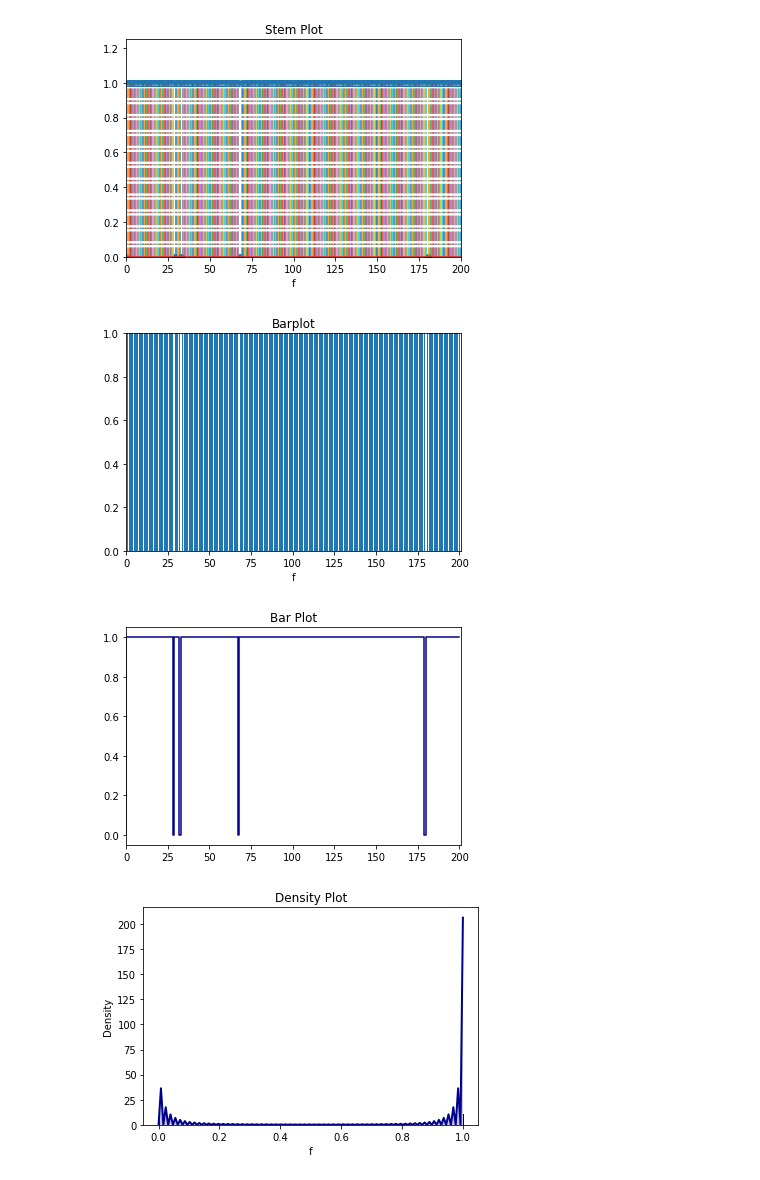
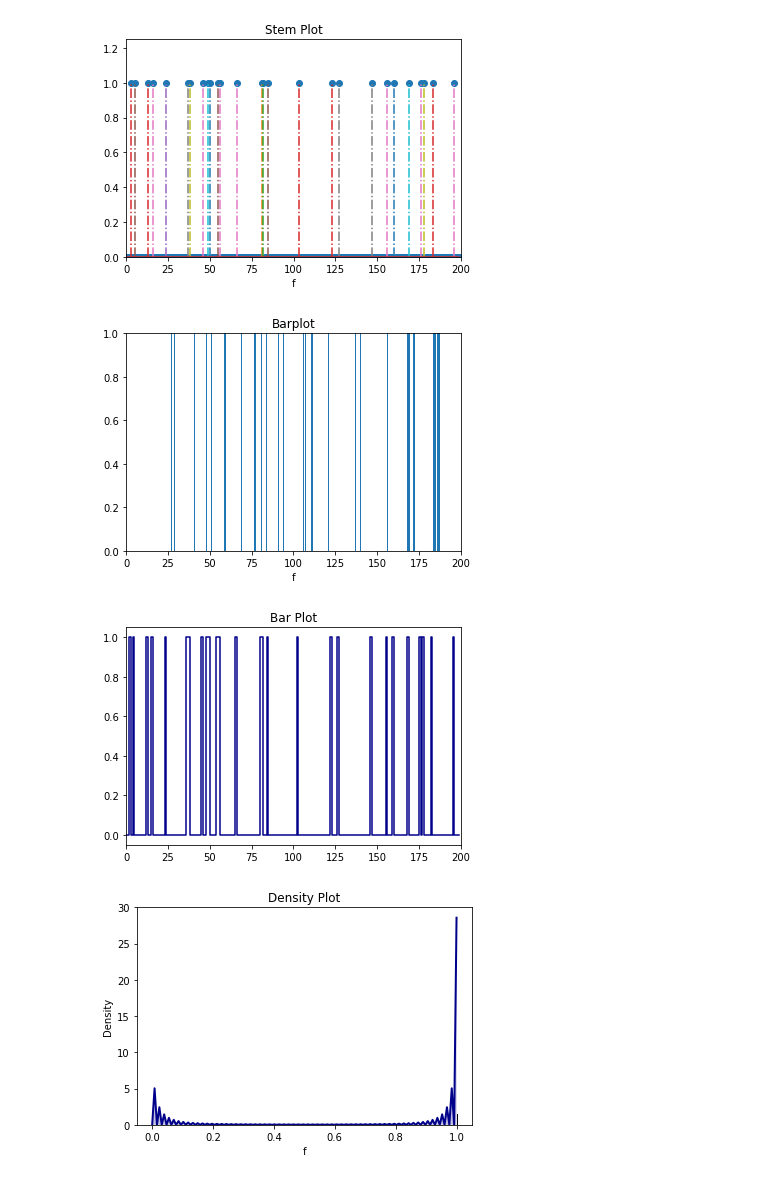
Before and after one commit to ricardotetti/pattern_recognition_and_analisys, a Jupyter notebook: proj_1/Projeto1b.ipynb, the cells around one changed output. Saved outputs shown, nothing was run; the diff lists cells and outputs as text; code cells hidden in the pictures.

```diff
--- a/proj_1/Projeto1b.ipynb
+++ b/proj_1/Projeto1b.ipynb
@@ -65,5 +49,5 @@ print(fig1e_padroes6x6)
 # %%
-marks = np.arange(inter + 1)
+marks = np.arange(inter)
 
 
 pylab.xlim([0,inter])
@@ -71,9 +55,9 @@ pylab.ylim([0,1.25])
 
 #fig, (x1, x2, x3) = plt.subplots(1, 3)
 
-x1 = plt.stem(marks, fig1e_padroes6x6, '-.')
-#x2 = plt.stem(marks, pedro_padroes, '-.')
-#x3 = plt.stem(marks, carlos_padroes, '-.')
+x1 = plt.stem(marks, padroes_fig1d, '-.')
+#x2 = plt.stem(marks, padroes_fig1e, '-.')
+
 
 
 plt.title('Stem Plot')
@@ -81,29 +65,28 @@ plt.xlabel('f')
 
 plt.show()
 # %% [output]
-[figure, old version]
+[figure, new version]
 # %%
-x = np.arange(inter+1)
-plt.bar(x, fig1e_padroes6x6)
-#plt.bar(x, carlos_padroes)
-#plt.bar(x,pedro_padroes)
+x = np.arange(inter)
+#plt.bar(x, padroes_fig1d)
+plt.bar(x, padroes_fig1e)
 
 plt.title('Barplot')
 plt.xlabel('f')
-pylab.xlim(0,inter+1)
+pylab.xlim(0,inter)
 pylab.ylim(0,1)
 
 plt.show()
 # %% [output]
-[figure, old version]
+[figure, new version]
 # %%
 from numpy import arange
 plt.title("Bar Plot")
-plt.step(arange(0,len(fig1e_padroes6x6)),fig1e_padroes6x6, color = 'darkblue')
-plt.xlim(0,len(fig1e_padroes6x6))
+plt.step(arange(0,len(padroes_fig1d)),padroes_fig1d, color = 'darkblue')
+plt.xlim(0,len(padroes_fig1d))
 plt.show()
 # %% [output]
-[figure, old version]
+[figure, new version]
 # %%
 import math
 
@@ -119,5 +102,5 @@ for i in range(inter + 1):
 # %%
-sns.distplot(fig1e_padroes6x6, hist = False, kde = True, rug = True,
+sns.distplot(padroes_fig1d, hist = False, kde = True, rug = True,
              color = 'darkblue',
              kde_kws={'shade': True, 'linewidth':2},
              rug_kws={'color': 'black'})
@@ -127,4 +110,4 @@ plt.xlabel('f')
 plt.ylabel('Density')
 plt.show()
 # %% [output]
-[figure, old version]
+[figure, new version]
```
Also changed, not shown: parts of 2 cells of this notebook, 1 other file.
